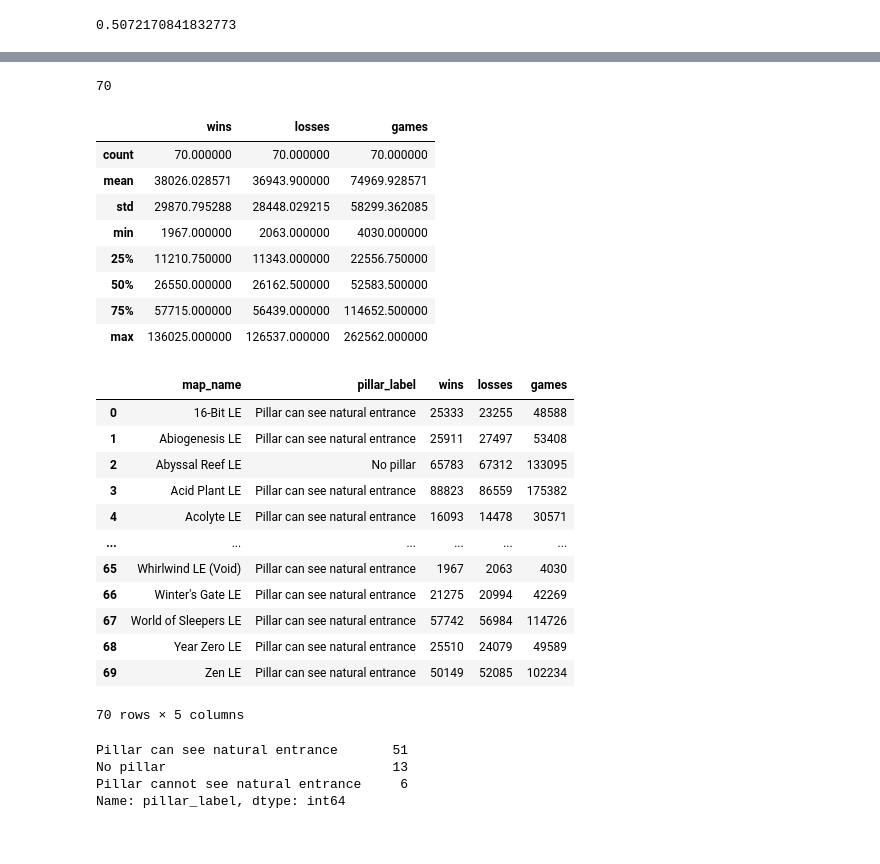
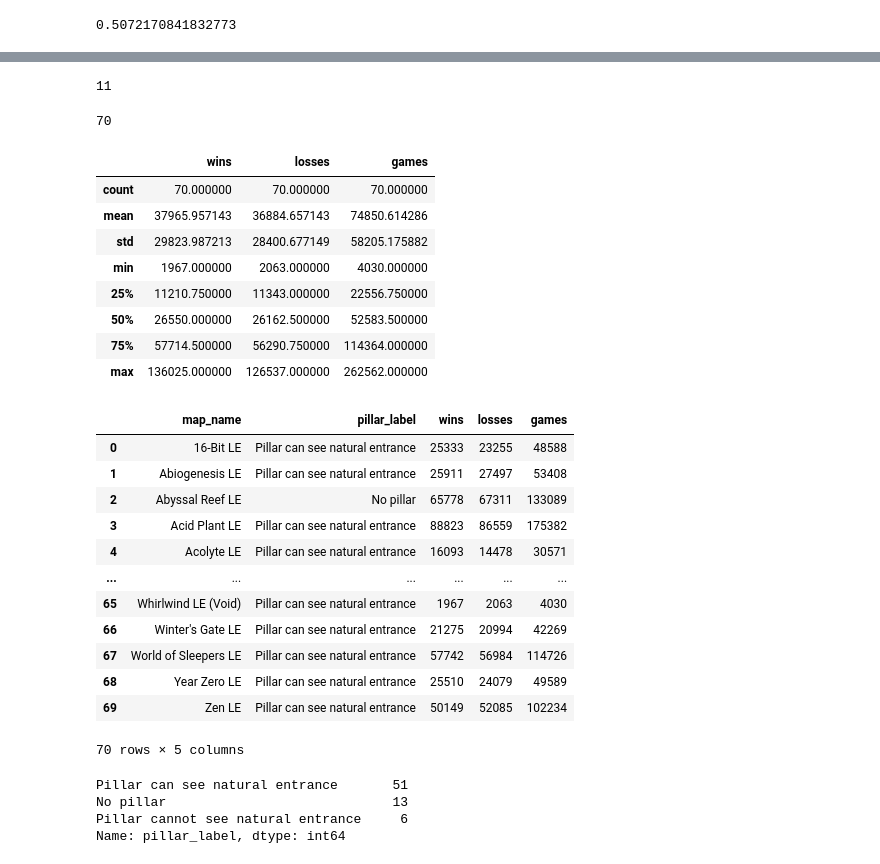
Before and after one commit to SpecCRA/sc2_map_pillar_analysis, a Jupyter notebook: eda.ipynb, the cells around one changed output, grey strips where cells are left out. Cells and saved outputs as stored; diff of their text form; code cells hidden in the pictures.

```diff
--- a/eda.ipynb
+++ b/eda.ipynb
@@ -64 +69,11 @@ def split_matchup_second(matchup):
+# %%
+# assign new column of has pillar and otherwise
+# ignore the pillar that can't see nat
+# 1 for pillar exists, 0 otherwise
+
+def check_pillar(pillar_mark):
+    if pillar_mark == 'Pillar can see natural entrance':
+        return 1
+    else:
+        return 0
 # %% [markdown]
@@ -95,3 +110,6 @@ maps_df.head()
 | 2 | Abyssal Reef LE | TvZ | 3.11 | 1656 | 1916 | 3572 | 0.4636 | 0.5364 | No pillar | Terran | ... |
 | 3 | Bel'Shir Vestige LE (Void) | PvT | 3.11 | 1276 | 1243 | 2519 | 0.5066 | 0.4934 | Pillar can see natural entrance | Protoss | ... |
 | 4 | Bel'Shir Vestige LE (Void) | PvZ | 3.11 | 1285 | 1407 | 2692 | 0.4773 | 0.5227 | Pillar can see natural entrance | Protoss | ... |
+# %%
+# bin pillar/ no pillars
+maps_df['pillar'] = maps_df.pillar_label.apply(check_pillar)
@@ -133,3 +180,12 @@ maps_df.sort_values(by='games', ascending=False)
+# %%
+# number of maps/matchups with less than 50 games played
+len(maps_df.sort_values(by='games', ascending=True)[maps_df.games <= 500])
+# %% [output]
+11
+# %%
+# exclude rows with very few numbers of games
+
+maps_df = maps_df[maps_df.wins >= 500]
 # %%
 # number of unique maps
 len(maps_df.map_name.unique())
@@ -140,21 +196,22 @@ maps_df.groupby('map_name')[['wins', 'losses', 'games']].sum().describe()
 # %% [output]
 |  | wins | losses | games |
 | count | 70.000000 | 70.000000 | 70.000000 |
-| mean | 38026.028571 | 36943.900000 | 74969.928571 |
-| std | 29870.795288 | 28448.029215 | 58299.362085 |
+| mean | 37965.957143 | 36884.657143 | 74850.614286 |
+| std | 29823.987213 | 28400.677149 | 58205.175882 |
 | min | 1967.000000 | 2063.000000 | 4030.000000 |
 | 25% | 11210.750000 | 11343.000000 | 22556.750000 |
 | 50% | 26550.000000 | 26162.500000 | 52583.500000 |
-| 75% | 57715.000000 | 56439.000000 | 114652.500000 |
+| 75% | 57714.500000 | 56290.750000 | 114364.000000 |
 | max | 136025.000000 | 126537.000000 | 262562.000000 |
 # %%
-unique_maps = maps_df.groupby(['map_name', 'pillar_label'])[['wins', 'losses', 'games']].sum().reset_index()
+unique_maps = maps_df.groupby(['map_name', 'pillar_label'])[['wins', 'losses']].sum().reset_index()
+unique_maps['games'] = unique_maps.wins + unique_maps.losses
 unique_maps
 # %% [output]
 |  | map_name | pillar_label | wins | losses | games |
 | 0 | 16-Bit LE | Pillar can see natural entrance | 25333 | 23255 | 48588 |
 | 1 | Abiogenesis LE | Pillar can see natural entrance | 25911 | 27497 | 53408 |
-| 2 | Abyssal Reef LE | No pillar | 65783 | 67312 | 133095 |
+| 2 | Abyssal Reef LE | No pillar | 65778 | 67311 | 133089 |
 | 3 | Acid Plant LE | Pillar can see natural entrance | 88823 | 86559 | 175382 |
 | 4 | Acolyte LE | Pillar can see natural entrance | 16093 | 14478 | 30571 |
 | ... | ... | ... | ... | ... | ... |
```
Also changed, not shown: parts of 51 cells of this notebook, 25 other files.
